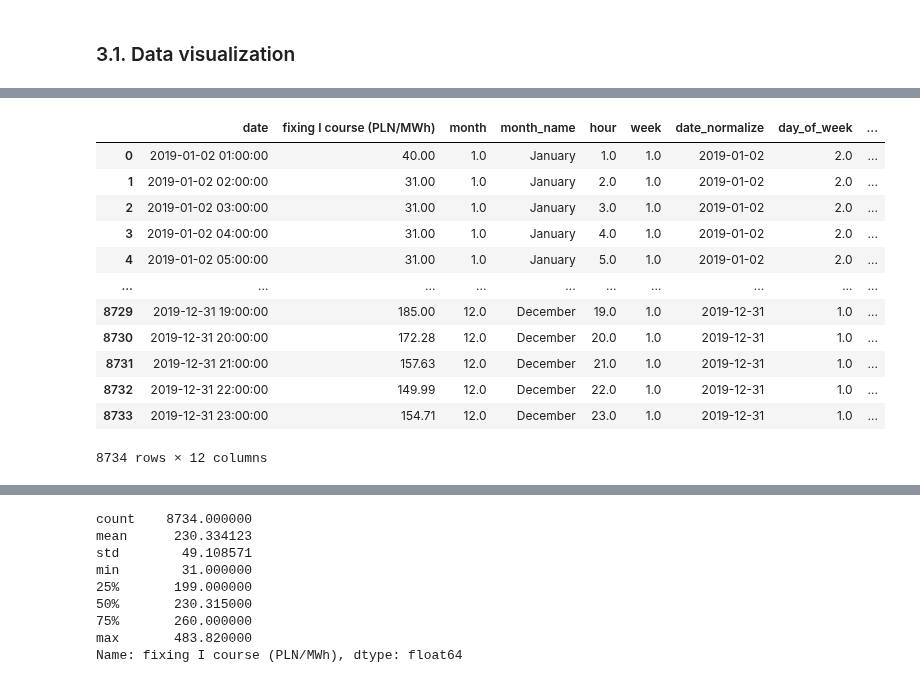
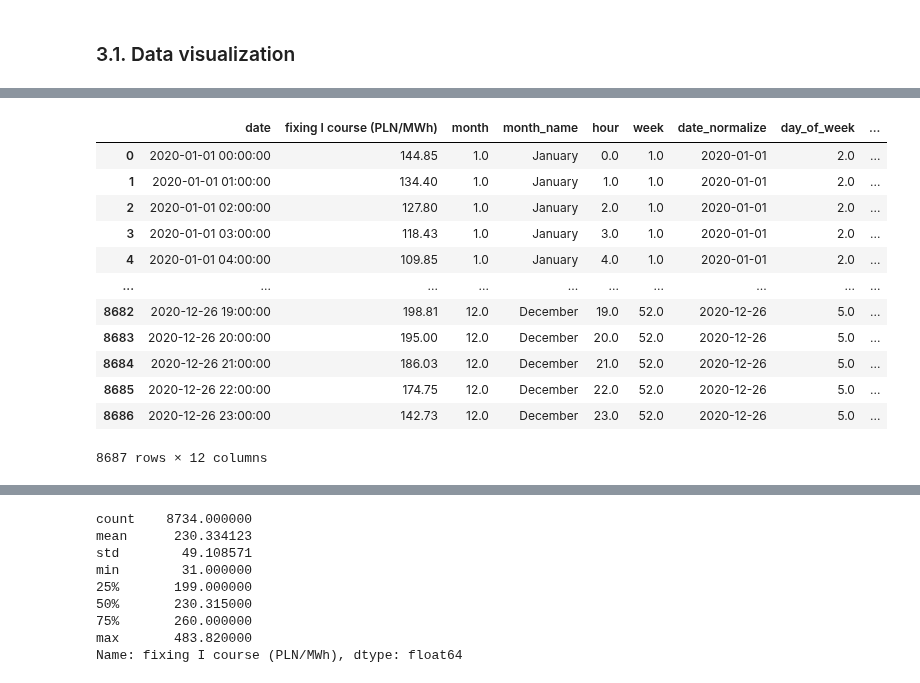
Before and after one commit to piekarsky/Short-Term-Electricity-Price-Forecasting-at-the-Polish-Day-Ahead-Market, a Jupyter notebook: power-market-analysis.ipynb, the cells around one changed output, grey strips where cells are left out. Saved outputs shown, nothing was run; the diff lists cells and outputs as text; code cells hidden in the pictures.

```diff
--- a/power-market-analysis.ipynb
+++ b/power-market-analysis.ipynb
@@ -260,19 +260,19 @@ df2020
-# %%
-df2019
-# %% [output]
-|  | date | fixing I course (PLN/MWh) | month | month_name | hour | week | date_normalize | day_of_week | ... |
-| 0 | 2019-01-02 01:00:00 | 40.00 | 1.0 | January | 1.0 | 1.0 | 2019-01-02 | 2.0 | ... |
-| 1 | 2019-01-02 02:00:00 | 31.00 | 1.0 | January | 2.0 | 1.0 | 2019-01-02 | 2.0 | ... |
-| 2 | 2019-01-02 03:00:00 | 31.00 | 1.0 | January | 3.0 | 1.0 | 2019-01-02 | 2.0 | ... |
-| 3 | 2019-01-02 04:00:00 | 31.00 | 1.0 | January | 4.0 | 1.0 | 2019-01-02 | 2.0 | ... |
-| 4 | 2019-01-02 05:00:00 | 31.00 | 1.0 | January | 5.0 | 1.0 | 2019-01-02 | 2.0 | ... |
-| ... | ... | ... | ... | ... | ... | ... | ... | ... | ... |
-| 8729 | 2019-12-31 19:00:00 | 185.00 | 12.0 | December | 19.0 | 1.0 | 2019-12-31 | 1.0 | ... |
-| 8730 | 2019-12-31 20:00:00 | 172.28 | 12.0 | December | 20.0 | 1.0 | 2019-12-31 | 1.0 | ... |
-| 8731 | 2019-12-31 21:00:00 | 157.63 | 12.0 | December | 21.0 | 1.0 | 2019-12-31 | 1.0 | ... |
-| 8732 | 2019-12-31 22:00:00 | 149.99 | 12.0 | December | 22.0 | 1.0 | 2019-12-31 | 1.0 | ... |
-| 8733 | 2019-12-31 23:00:00 | 154.71 | 12.0 | December | 23.0 | 1.0 | 2019-12-31 | 1.0 | ... |
-8734 rows × 12 columns
+# %%
+df2020
+# %% [output]
+|  | date | fixing I course (PLN/MWh) | month | month_name | hour | week | date_normalize | day_of_week | ... |
+| 0 | 2020-01-01 00:00:00 | 144.85 | 1.0 | January | 0.0 | 1.0 | 2020-01-01 | 2.0 | ... |
+| 1 | 2020-01-01 01:00:00 | 134.40 | 1.0 | January | 1.0 | 1.0 | 2020-01-01 | 2.0 | ... |
+| 2 | 2020-01-01 02:00:00 | 127.80 | 1.0 | January | 2.0 | 1.0 | 2020-01-01 | 2.0 | ... |
+| 3 | 2020-01-01 03:00:00 | 118.43 | 1.0 | January | 3.0 | 1.0 | 2020-01-01 | 2.0 | ... |
+| 4 | 2020-01-01 04:00:00 | 109.85 | 1.0 | January | 4.0 | 1.0 | 2020-01-01 | 2.0 | ... |
+| ... | ... | ... | ... | ... | ... | ... | ... | ... | ... |
+| 8682 | 2020-12-26 19:00:00 | 198.81 | 12.0 | December | 19.0 | 52.0 | 2020-12-26 | 5.0 | ... |
+| 8683 | 2020-12-26 20:00:00 | 195.00 | 12.0 | December | 20.0 | 52.0 | 2020-12-26 | 5.0 | ... |
+| 8684 | 2020-12-26 21:00:00 | 186.03 | 12.0 | December | 21.0 | 52.0 | 2020-12-26 | 5.0 | ... |
+| 8685 | 2020-12-26 22:00:00 | 174.75 | 12.0 | December | 22.0 | 52.0 | 2020-12-26 | 5.0 | ... |
+| 8686 | 2020-12-26 23:00:00 | 142.73 | 12.0 | December | 23.0 | 52.0 | 2020-12-26 | 5.0 | ... |
+8687 rows × 12 columns
 # %%
 import statistics
 # %%
```
Also changed, not shown: parts of 16 cells of this notebook.
